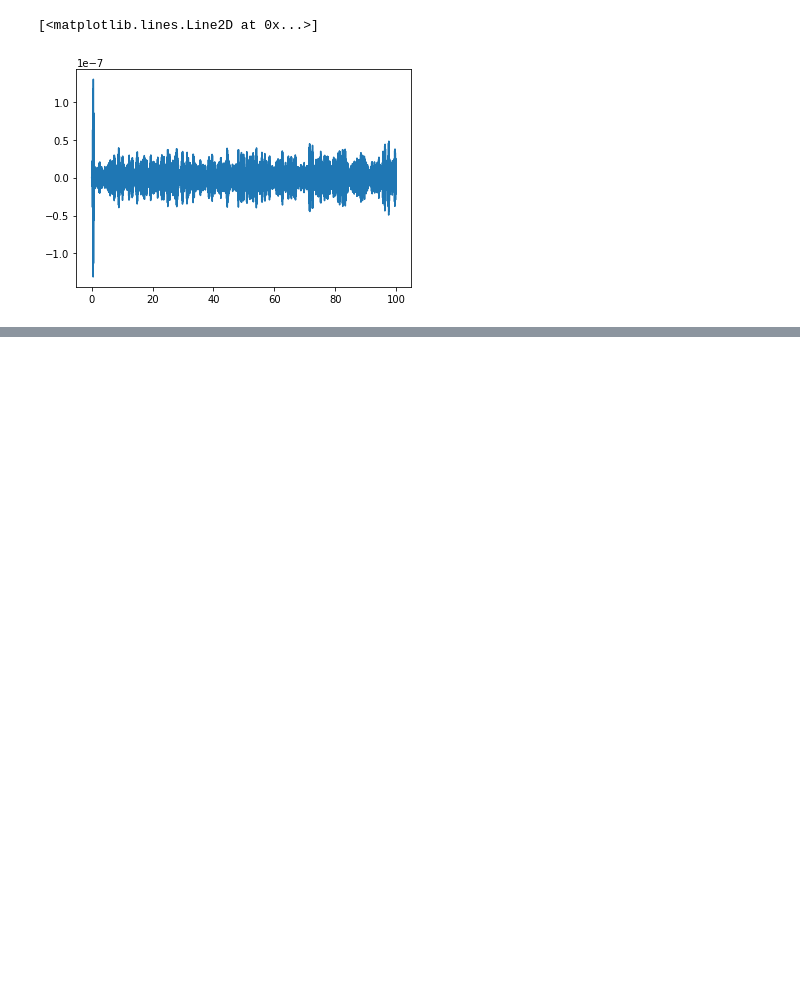
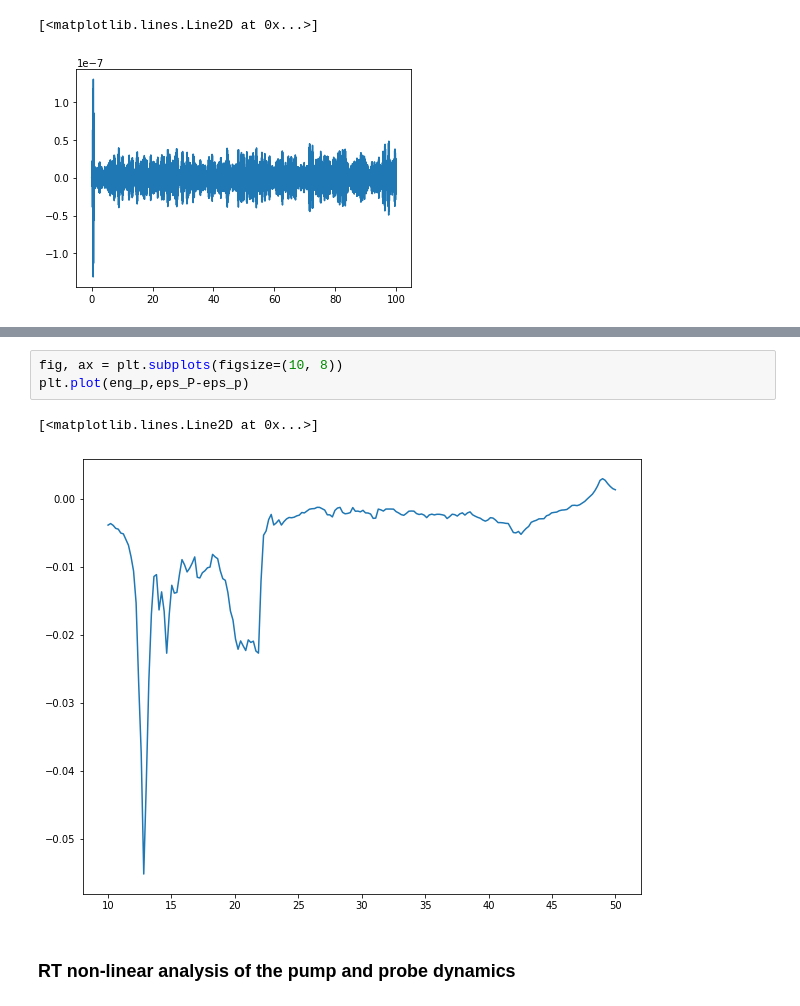
Before and after one commit to marcodalessandro76/LiF, a Jupyter notebook: Transient_Absorption.ipynb, the cells around one changed output, grey strips where cells are left out. Drawn from its saved outputs; the diff is of its cells as text; blank space fills up the shorter version.

```diff
--- a/Transient_Absorption.ipynb
+++ b/Transient_Absorption.ipynb
@@ -564,0 +624,8 @@ plt.xlim(20,50)
+# %%
+fig, ax = plt.subplots(figsize=(10, 8))
+plt.plot(eng_p,eps_P-eps_p)
+# %% [output]
+[<matplotlib.lines.Line2D at 0x...>]
+[figure, added]
+# %% [markdown]
+### RT non-linear analysis of the pump and probe dynamics
```
Also changed, not shown: parts of 40 cells of this notebook, 2 other files.
